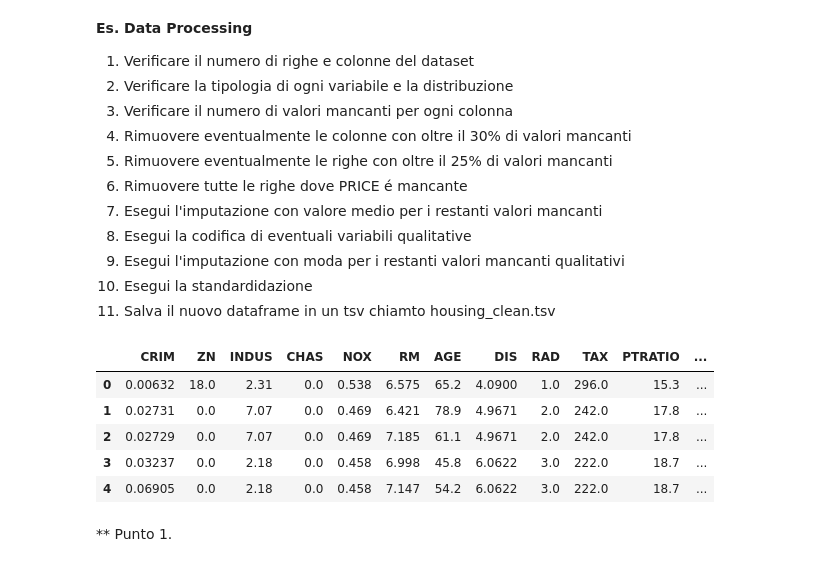
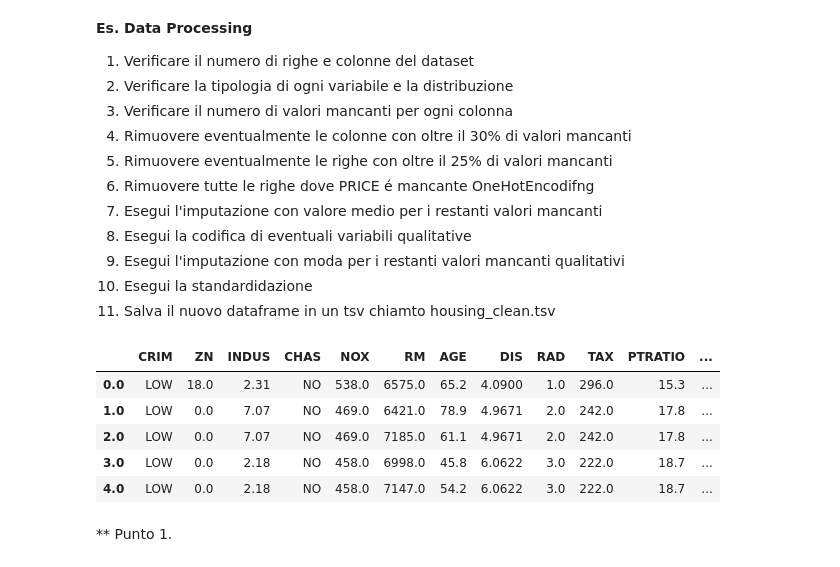
Before and after one commit to acapodanno/data_processing, a Jupyter notebook: es_module_data_processing.ipynb, the cells around one changed output. Drawn from its saved outputs; the diff is of its cells as text; code cells hidden in the pictures.

```diff
--- a/es_module_data_processing.ipynb
+++ b/es_module_data_processing.ipynb
@@ -8,7 +8,7 @@
 3. Verificare il numero di valori mancanti per ogni  colonna
 4. Rimuovere eventualmente le colonne con oltre il 30% di valori mancanti
 5. Rimuovere eventualmente le righe con oltre il 25% di valori mancanti
-6. Rimuovere tutte le righe dove PRICE é mancante
+6. Rimuovere tutte le righe dove PRICE é mancante OneHotEncodifng
 7. Esegui l'imputazione con valore medio per i restanti valori mancanti
 8. Esegui la codifica di eventuali variabili qualitative
 9. Esegui l'imputazione con moda per i restanti valori mancanti qualitativi
@@ -17,16 +17,16 @@
 # %%
 import pandas as pd
 
-url="https://raw.githubusercontent.com/ProfAI/machine-learning-fondamenti/main/datasets/boston.csv"
+url="https://raw.githubusercontent.com/ProfAI/machine-learning-fondamenti/main/datasets/housing_dirty.csv"
 df = pd.read_csv(url,index_col=0)
 df.head()
 # %% [output]
 |  | CRIM | ZN | INDUS | CHAS | NOX | RM | AGE | DIS | RAD | TAX | PTRATIO | ... |
-| 0 | 0.00632 | 18.0 | 2.31 | 0.0 | 0.538 | 6.575 | 65.2 | 4.0900 | 1.0 | 296.0 | 15.3 | ... |
-| 1 | 0.02731 | 0.0 | 7.07 | 0.0 | 0.469 | 6.421 | 78.9 | 4.9671 | 2.0 | 242.0 | 17.8 | ... |
-| 2 | 0.02729 | 0.0 | 7.07 | 0.0 | 0.469 | 7.185 | 61.1 | 4.9671 | 2.0 | 242.0 | 17.8 | ... |
-| 3 | 0.03237 | 0.0 | 2.18 | 0.0 | 0.458 | 6.998 | 45.8 | 6.0622 | 3.0 | 222.0 | 18.7 | ... |
-| 4 | 0.06905 | 0.0 | 2.18 | 0.0 | 0.458 | 7.147 | 54.2 | 6.0622 | 3.0 | 222.0 | 18.7 | ... |
+| 0.0 | LOW | 18.0 | 2.31 | NO | 538.0 | 6575.0 | 65.2 | 4.0900 | 1.0 | 296.0 | 15.3 | ... |
+| 1.0 | LOW | 0.0 | 7.07 | NO | 469.0 | 6421.0 | 78.9 | 4.9671 | 2.0 | 242.0 | 17.8 | ... |
+| 2.0 | LOW | 0.0 | 7.07 | NO | 469.0 | 7185.0 | 61.1 | 4.9671 | 2.0 | 242.0 | 17.8 | ... |
+| 3.0 | LOW | 0.0 | 2.18 | NO | 458.0 | 6998.0 | 45.8 | 6.0622 | 3.0 | 222.0 | 18.7 | ... |
+| 4.0 | LOW | 0.0 | 2.18 | NO | 458.0 | 7147.0 | 54.2 | 6.0622 | 3.0 | 222.0 | 18.7 | ... |
 # %% [markdown]
 ** Punto 1.
 # %%
```
Also changed, not shown: parts of 18 cells of this notebook.
